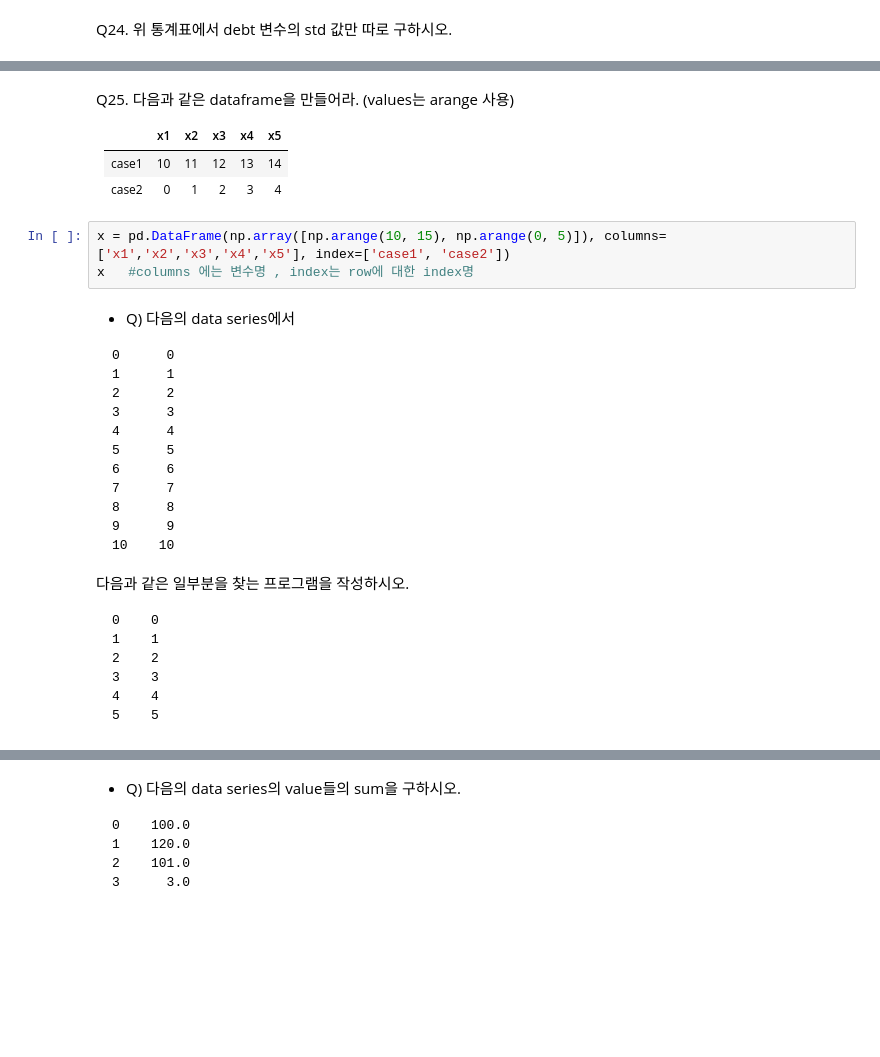
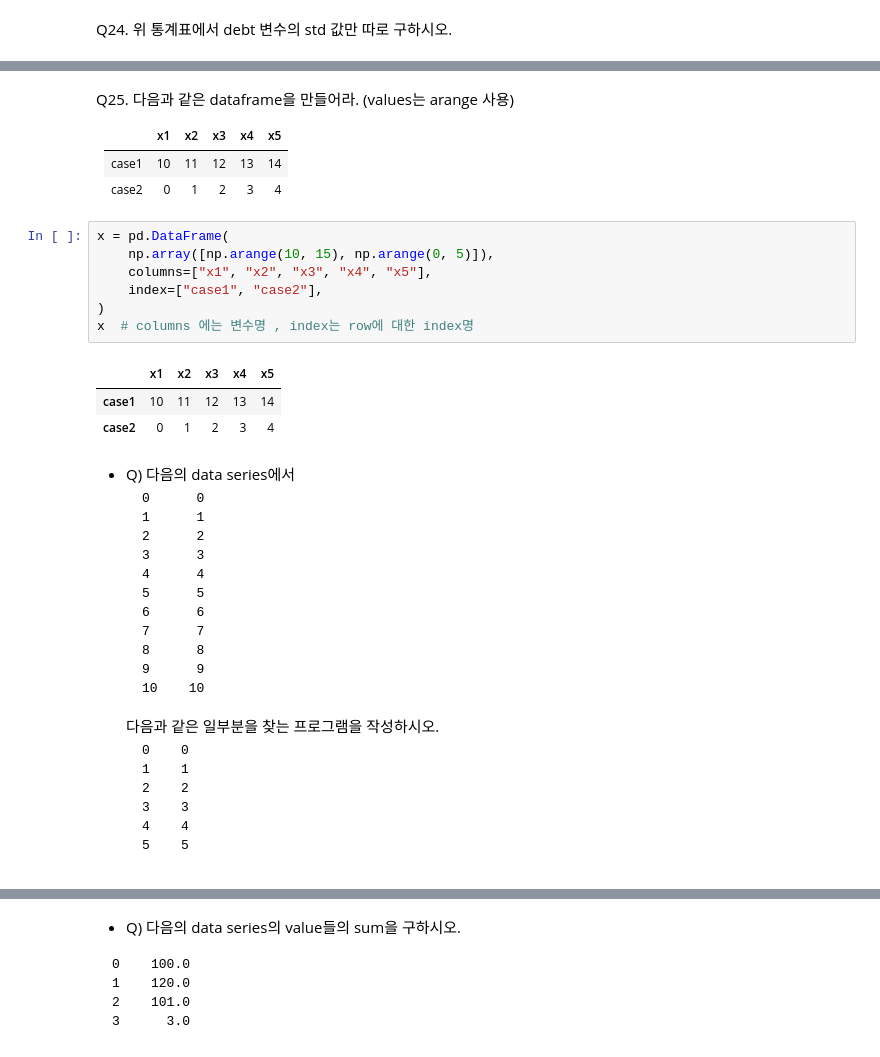
Before and after one commit to temeddix/programming-class, a Jupyter notebook: materials/006/6.Pandas_1.ipynb, the cells around one changed output, grey strips where cells are left out. Drawn from its saved outputs; the diff is of its cells as text; blank space fills up the shorter version.

```diff
--- a/materials/006/6.Pandas_1.ipynb
+++ b/materials/006/6.Pandas_1.ipynb
@@ -168,34 +391,42 @@ frame['debt'].describe()['std']
 # %% [markdown]
 Q25. 다음과 같은 dataframe을 만들어라. (values는 arange 사용)
 
-|  |x1 |x2 |x3 |x4 |x5 |
-|--|---|---|---|---|---|
-|case1 | 10 | 11 |12 |13 |14
-|case2 | 0 | 1| 2| 3| 4|
+|       | x1  | x2  | x3  | x4  | x5  |
+| ----- | --- | --- | --- | --- | --- |
+| case1 | 10  | 11  | 12  | 13  | 14  |
+| case2 | 0   | 1   | 2   | 3   | 4   |
 # %%
-x = pd.DataFrame(np.array([np.arange(10, 15), np.arange(0, 5)]), columns=['x1','x2','x3','x4','x5'], index=['case1', 'case2'])
-x   #columns 에는 변수명 , index는 row에 대한 index명
+x = pd.DataFrame(
+    np.array([np.arange(10, 15), np.arange(0, 5)]),
+    columns=["x1", "x2", "x3", "x4", "x5"],
+    index=["case1", "case2"],
+)
+x  # columns 에는 변수명 , index는 row에 대한 index명
+# %% [output]
+|  | x1 | x2 | x3 | x4 | x5 |
+| case1 | 10 | 11 | 12 | 13 | 14 |
+| case2 | 0 | 1 | 2 | 3 | 4 |
 # %% [markdown]
 - Q) 다음의 data series에서
-<pre>
-0      0
-1      1
-2      2
-3      3
-4      4
-5      5
-6      6
-7      7
-8      8
-9      9
-10    10
-</pre>
-다음과 같은 일부분을 찾는 프로그램을 작성하시오.
-<pre>
-0    0
-1    1
-2    2
-3    3
-4    4
-5    5
-</pre>
+  <pre>
+  0      0
+  1      1
+  2      2
+  3      3
+  4      4
+  5      5
+  6      6
+  7      7
+  8      8
+  9      9
+  10    10
+  </pre>
+  다음과 같은 일부분을 찾는 프로그램을 작성하시오.
+  <pre>
+  0    0
+  1    1
+  2    2
+  3    3
+  4    4
+  5    5
+  </pre>
```
Also changed, not shown: parts of 44 cells of this notebook.
